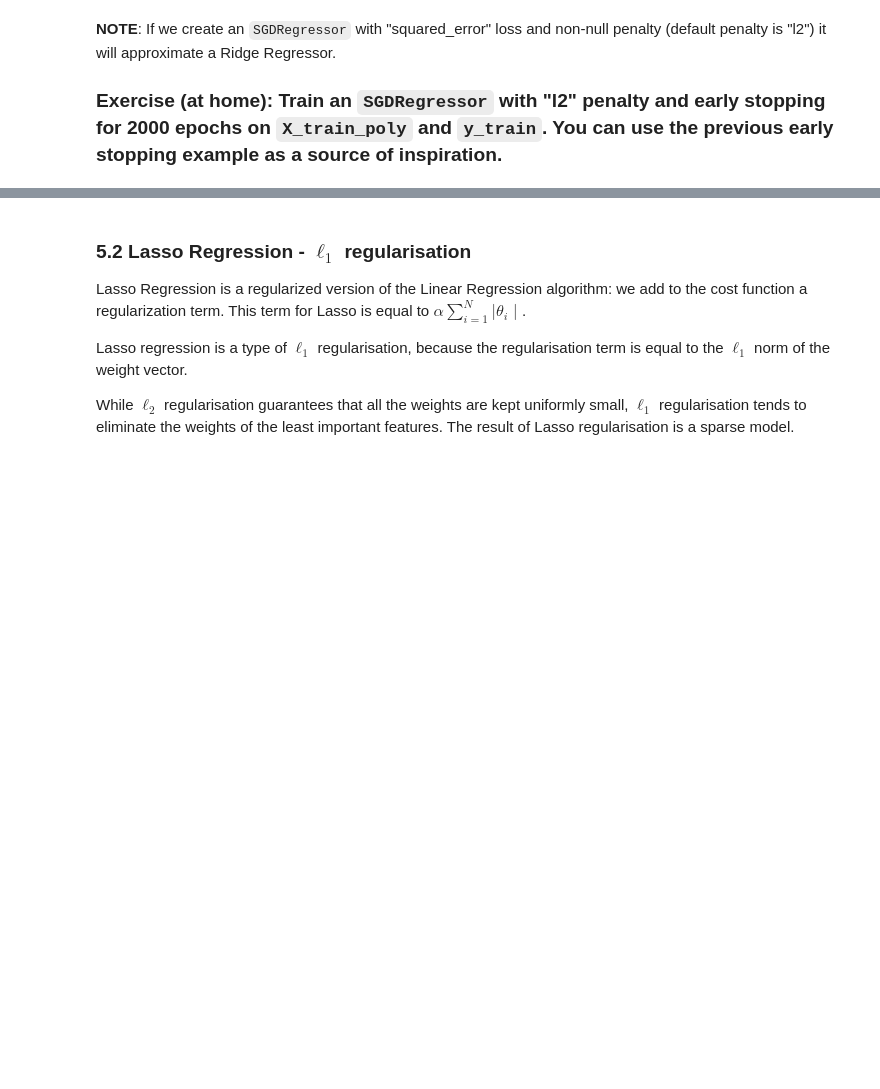
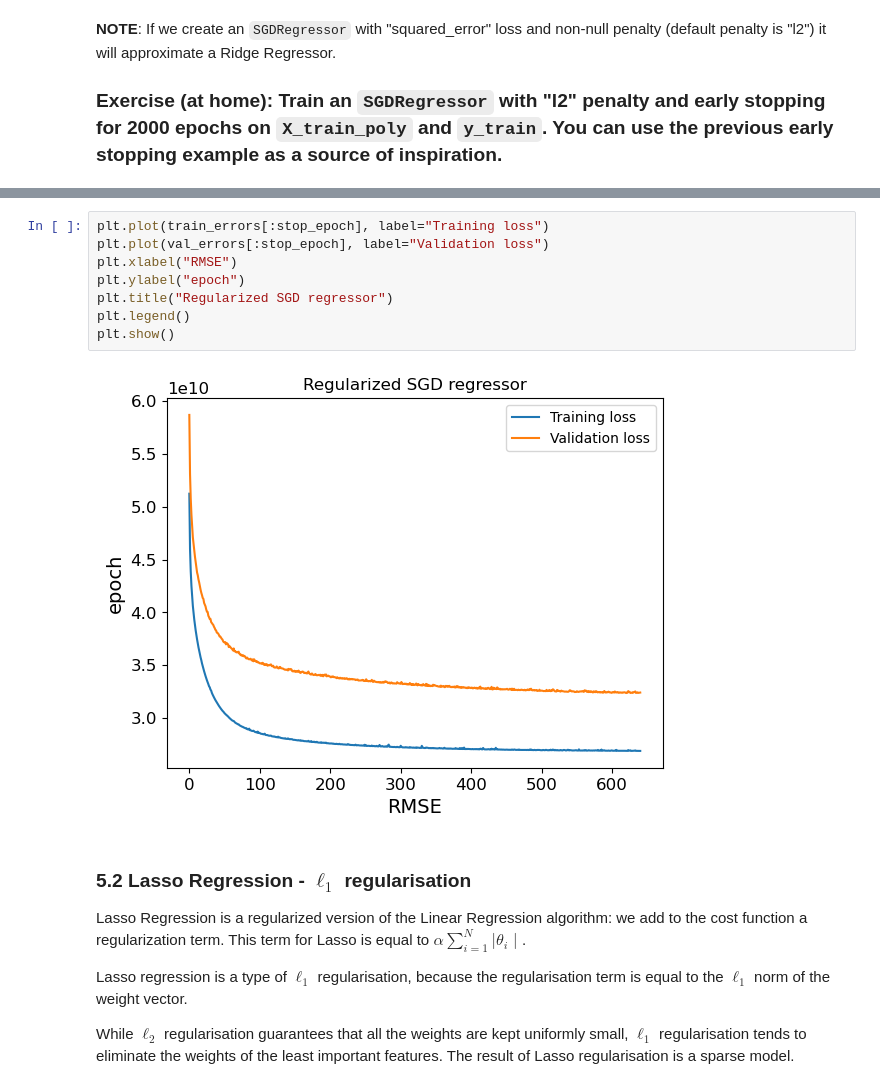
Before and after one commit to grobles2/p4ds, a Jupyter notebook: week4/04_Training_a_Model__Regression.ipynb, the cells around one changed output, grey strips where cells are left out. Cells and saved outputs as stored; diff of their text form; blank space fills up the shorter version.

```diff
--- a/week4/04_Training_a_Model__Regression.ipynb
+++ b/week4/04_Training_a_Model__Regression.ipynb
@@ -368,3 +600,13 @@ At the moment, this is our best-performing model.
+# %%
+plt.plot(train_errors[:stop_epoch], label="Training loss")
+plt.plot(val_errors[:stop_epoch], label="Validation loss")
+plt.xlabel("RMSE")
+plt.ylabel("epoch")
+plt.title("Regularized SGD regressor")
+plt.legend()
+plt.show()
+# %% [output]
+[figure, added]
 # %% [markdown]
 ### 5.2  Lasso Regression - $\ell_1$ regularisation
 
```
Also changed, not shown: parts of 40 cells of this notebook, 3 other files.
